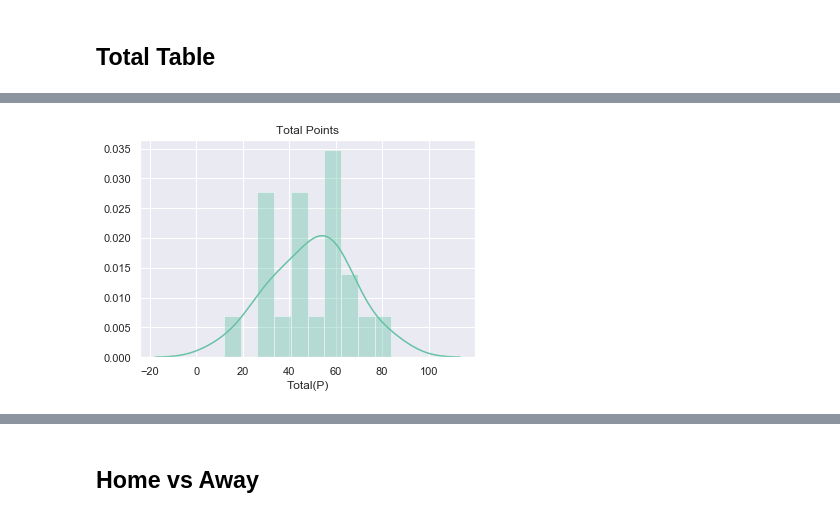
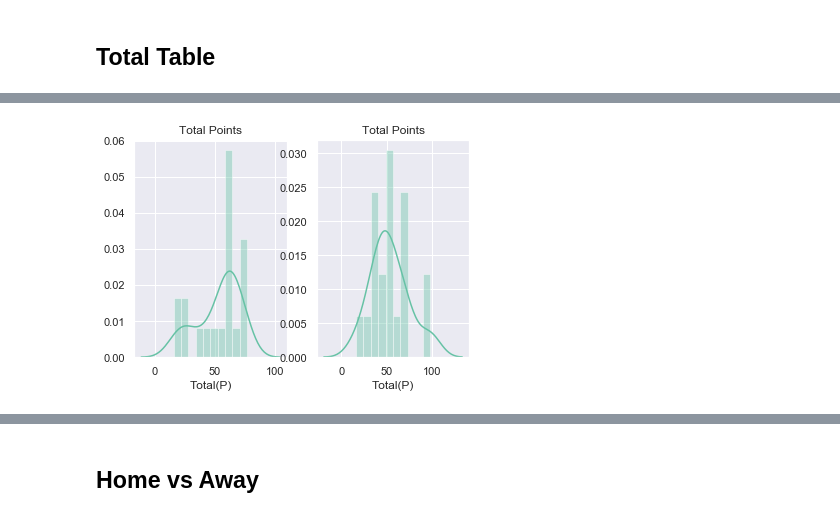
Before and after one commit to ANihill/fundamentalsProject, a Jupyter notebook: Project.ipynb, the cells around one changed output, grey strips where cells are left out. Saved outputs shown, nothing was run; the diff lists cells and outputs as text; code cells hidden in the pictures.

Commit message:
Plots comparing random and real data and tidying up of layout

```diff
--- a/Project.ipynb
+++ b/Project.ipynb
@@ -1035,9 +1049,15 @@ plt.title("Goal Difference");
 # %%
-# distribution of total points
+# distribution of randomly generated total points
+plt.subplot(1,2,1)
 sns.distplot(total_new["Total(P)"], bins = 10)
 plt.title("Total Points");
+
+# distribution of real world total points
+plt.subplot(1,2,2)
+sns.distplot(total["Total(P)"], bins = 10)
+plt.title("Total Points");
 # %% [output]
-[figure, old version]
+[figure, new version]
 # %%
 # https://machinelearningmastery.com/a-gentle-introduction-to-normality-tests-in-python/
 
```
Also changed, not shown: parts of 55 cells of this notebook.
